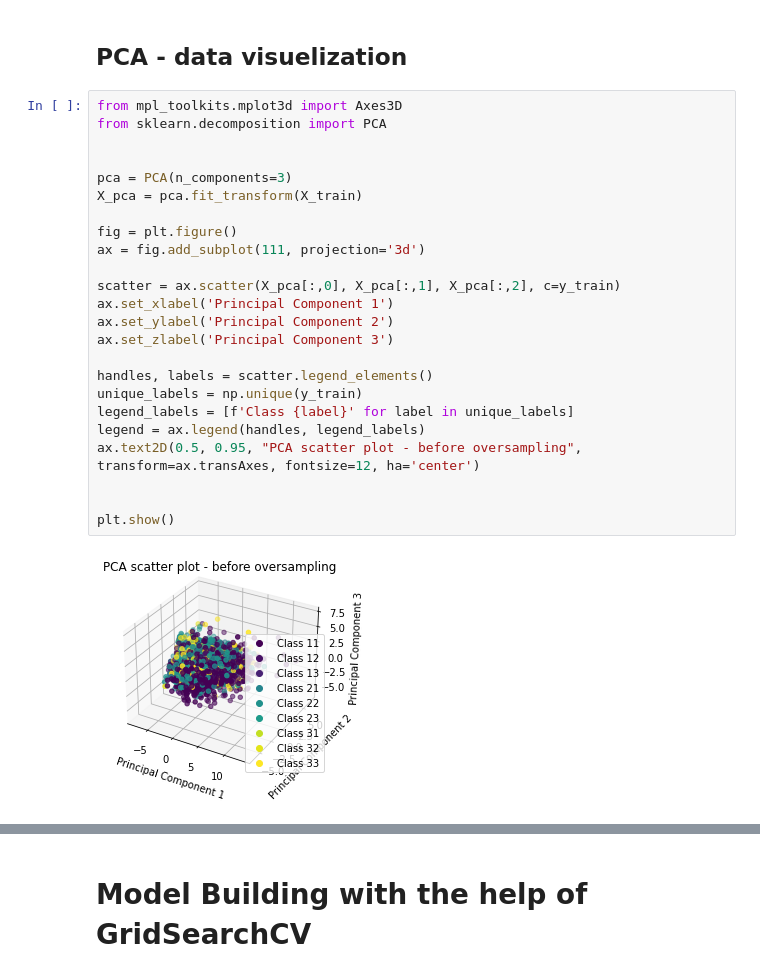
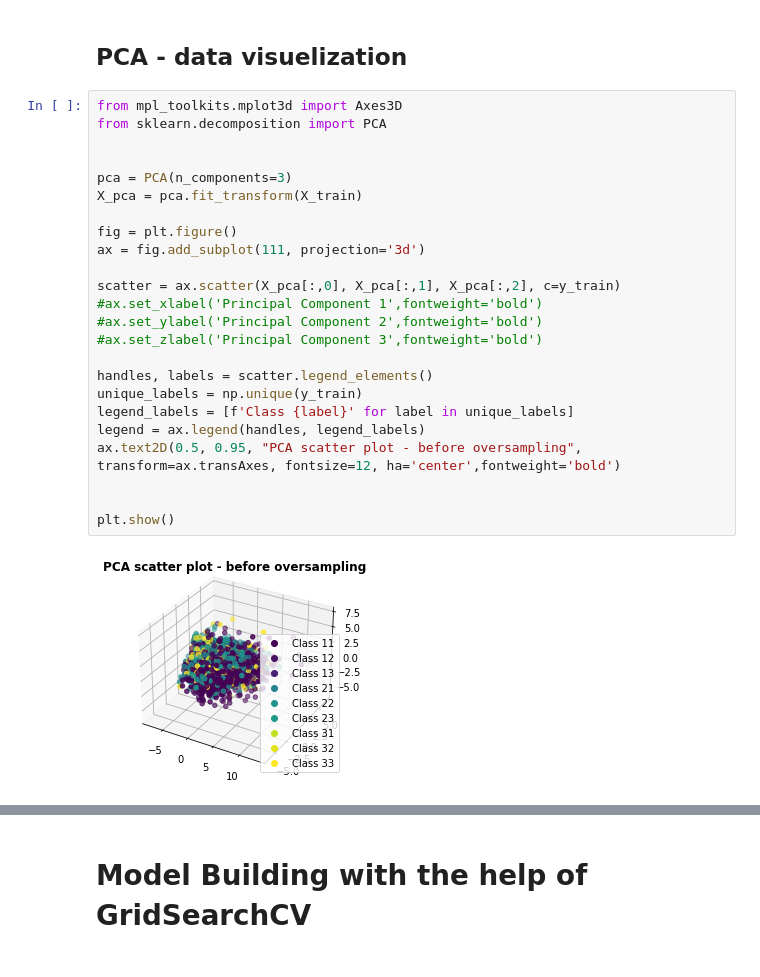
Before and after one commit to Milica19105/cbs, a Jupyter notebook: CBS_interview_task.ipynb, the cells around one changed output, grey strips where cells are left out. Saved outputs shown, nothing was run; the diff lists cells and outputs as text.

```diff
--- a/CBS_interview_task.ipynb
+++ b/CBS_interview_task.ipynb
@@ -217,29 +218,29 @@ Oversampling should be done only on the training set. This is to avoid data leak
 # %%
 from mpl_toolkits.mplot3d import Axes3D
 from sklearn.decomposition import PCA
 
 
 pca = PCA(n_components=3)
 X_pca = pca.fit_transform(X_train)
 
 fig = plt.figure()
 ax = fig.add_subplot(111, projection='3d')
 
 scatter = ax.scatter(X_pca[:,0], X_pca[:,1], X_pca[:,2], c=y_train)
-ax.set_xlabel('Principal Component 1')
-ax.set_ylabel('Principal Component 2')
-ax.set_zlabel('Principal Component 3')
+#ax.set_xlabel('Principal Component 1',fontweight='bold')
+#ax.set_ylabel('Principal Component 2',fontweight='bold')
+#ax.set_zlabel('Principal Component 3',fontweight='bold')
 
 handles, labels = scatter.legend_elements()
 unique_labels = np.unique(y_train)
 legend_labels = [f'Class {label}' for label in unique_labels]
 legend = ax.legend(handles, legend_labels)
-ax.text2D(0.5, 0.95, "PCA scatter plot - before oversampling", transform=ax.transAxes, fontsize=12, ha='center')
+ax.text2D(0.5, 0.95, "PCA scatter plot - before oversampling", transform=ax.transAxes, fontsize=12, ha='center',fontweight='bold')
 
 
 plt.show()
 # %% [output]
-[figure, old version]
+[figure, new version]
 # %%
 from mpl_toolkits.mplot3d import Axes3D
 
```
Also changed, not shown: parts of 21 cells of this notebook.
